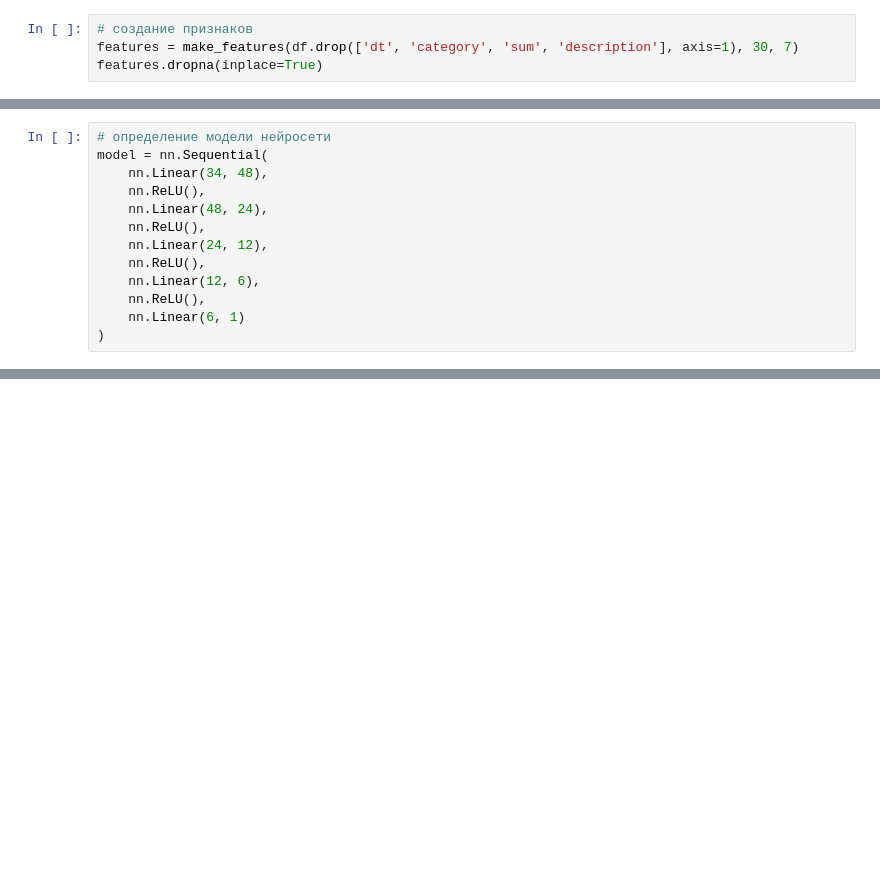
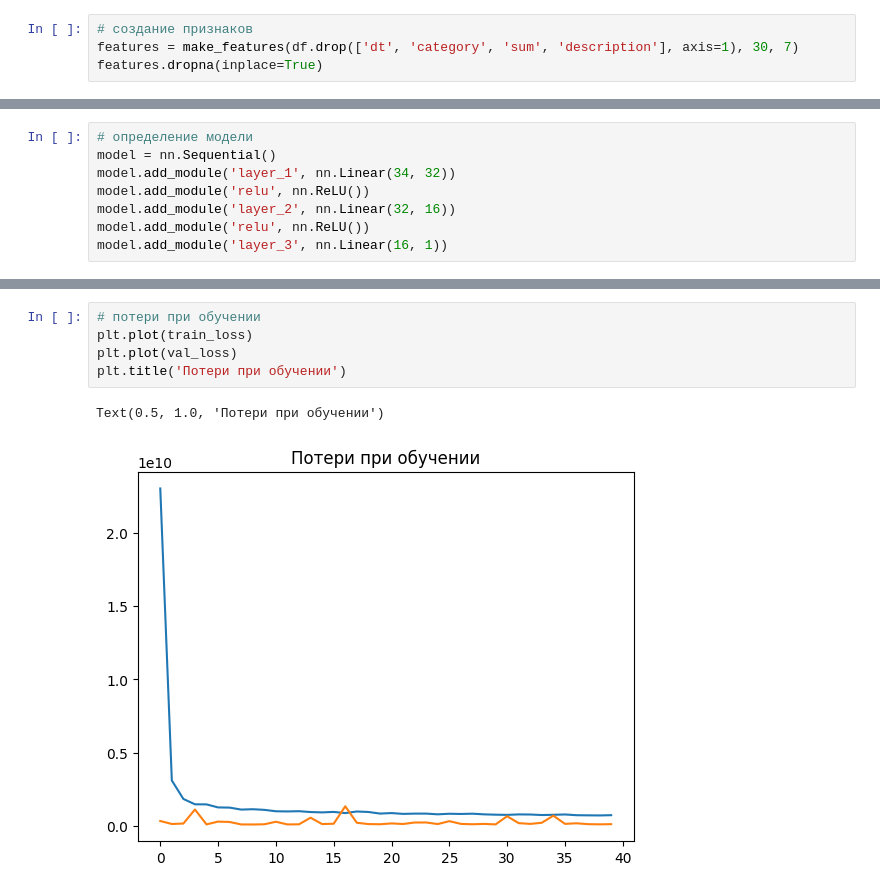
Before and after one commit to BGSs2019/fin_helper_bot, a Jupyter notebook: fin_notebook.ipynb, the cells around one changed output, grey strips where cells are left out. Saved outputs shown, nothing was run; the diff lists cells and outputs as text; blank space fills up the shorter version.

```diff
--- a/fin_notebook.ipynb
+++ b/fin_notebook.ipynb
@@ -313,14 +343,9 @@ y_test = torch.tensor(y_test.to_numpy(), dtype=torch.float32)
 # %%
-# определение модели нейросети
-model = nn.Sequential(
-    nn.Linear(34, 48),
-    nn.ReLU(),
-    nn.Linear(48, 24),
-    nn.ReLU(),
-    nn.Linear(24, 12),
-    nn.ReLU(),
-    nn.Linear(12, 6),
-    nn.ReLU(),
-    nn.Linear(6, 1)
-)
+# определение модели
+model = nn.Sequential()
+model.add_module('layer_1', nn.Linear(34, 32))
+model.add_module('relu', nn.ReLU())
+model.add_module('layer_2', nn.Linear(32, 16))
+model.add_module('relu', nn.ReLU())
+model.add_module('layer_3', nn.Linear(16, 1))
 # %%
@@ -415,0 +440,8 @@ test_preds = model(X_test).squeeze().tolist()
+# %%
+# потери при обучении
+plt.plot(train_loss)
+plt.plot(val_loss)
+plt.title('Потери при обучении')
+# %% [output]
+Text(0.5, 1.0, 'Потери при обучении')
+[figure, added]
```
Also changed, not shown: parts of 16 cells of this notebook, 1 other file.
